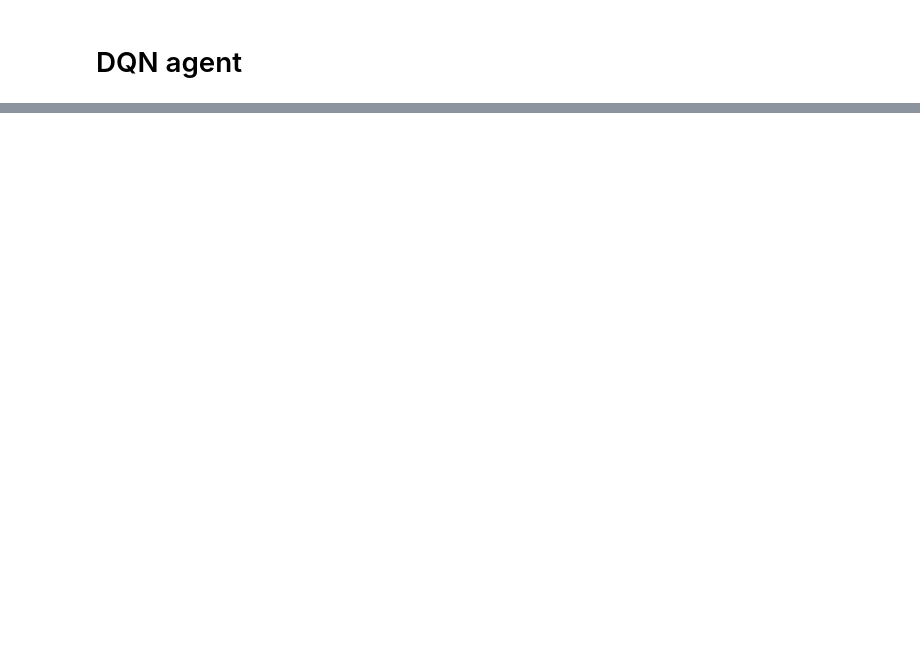
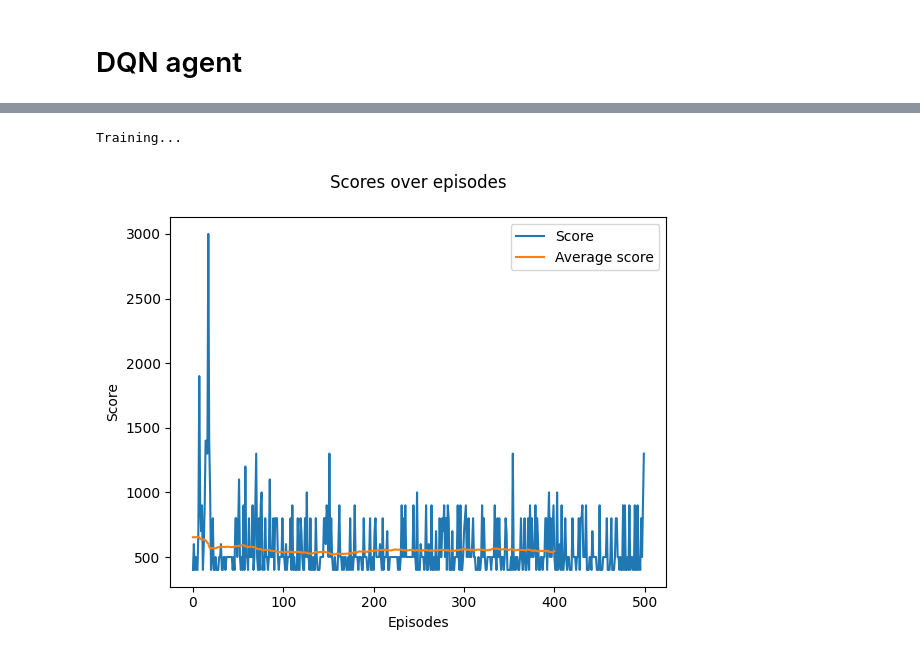
Before and after one commit to Ramlaoui/rl-pacman, a Jupyter notebook: notebooks/play.ipynb, the cells around one changed output, grey strips where cells are left out. Saved outputs shown, nothing was run; the diff lists cells and outputs as text; code cells hidden in the pictures; blank space fills up the shorter version.

```diff
--- a/notebooks/play.ipynb
+++ b/notebooks/play.ipynb
@@ -80,6 +224,8 @@ trainer.plot_score()
 from src.agents.dqn import DQNAgent
 import torch
 
-device = "cuda" if torch.cuda.is_available() else "cpu"
+# device = "cuda" if torch.cuda.is_available() else "cpu"
+device = "cpu"
 
-dqn_agent = DQNAgent(env, alpha=1e-4, gamma=0.99, epsilon=0.1, batch_size=4).model.to(device)
+dqn_agent = DQNAgent(env, alpha=5e-3, gamma=0.99, epsilon=0.1, batch_size=4, device=device)
+dqn_agent.model.to(device)
@@ -86,4 +240,10 @@ dqn_agent = DQNAgent(env, alpha=1e-4, gamma=0.99, epsilon=0.1, batch_size=4).mod
 # %%
-trainer = Trainer(env, qlearning_agent, gui=False)
-trainer.train(5000, render=True, log_interval=100)
+import tqdm
+tqdm.tqdm._instances.clear()
+
+trainer = Trainer(env, dqn_agent, gui=False, run_name="dqn")
+trainer.train(500, render=True, log_interval=100)
 trainer.plot_score()
+# %% [output]
+Training...
+[figure, added]
```
Also changed, not shown: parts of 16 cells of this notebook, 6 other files.
